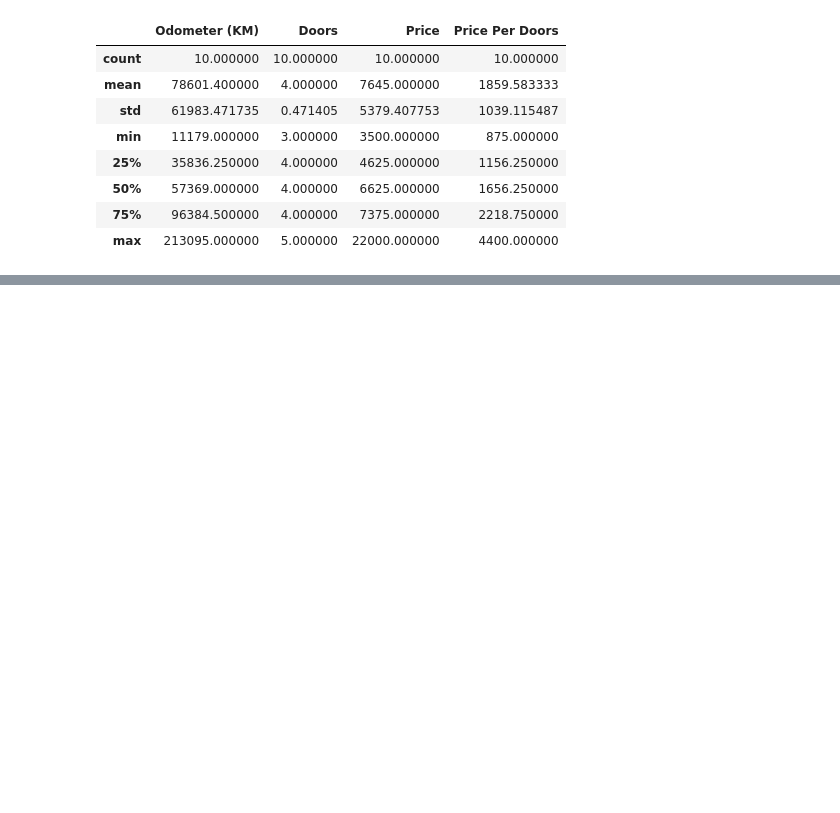
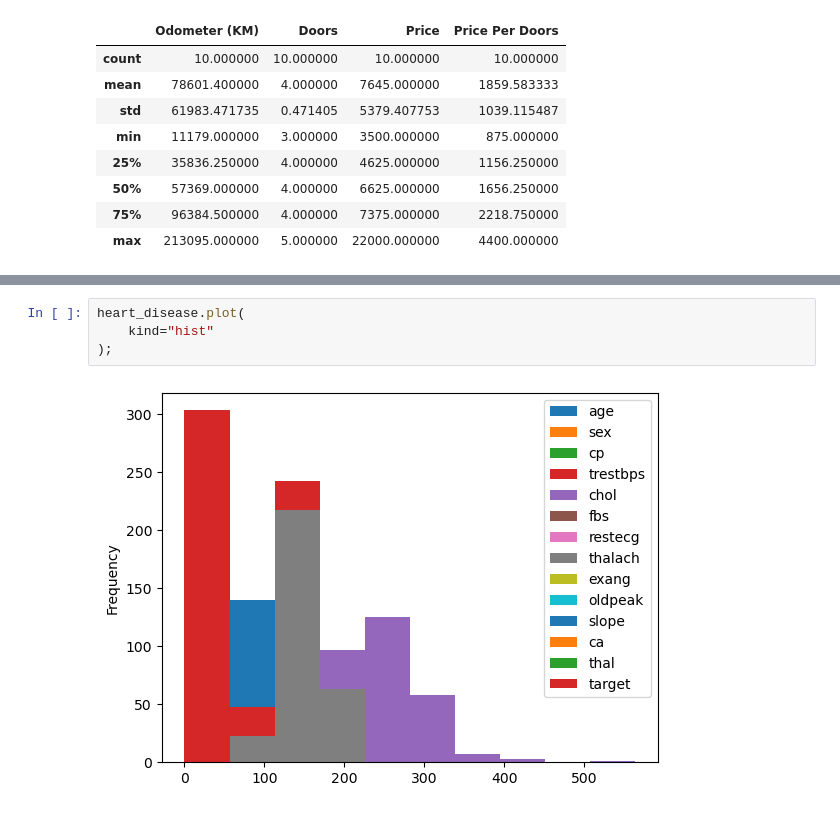
Before and after one commit to LivingstonTardzenyuy/Data-Science-Machine-Learning, a Jupyter notebook: matplotlib/Introduction to Matplotlib.ipynb, the cells around one changed output, grey strips where cells are left out. Saved outputs shown, nothing was run; the diff lists cells and outputs as text; blank space fills up the shorter version.

```diff
--- a/matplotlib/Introduction to Matplotlib.ipynb
+++ b/matplotlib/Introduction to Matplotlib.ipynb
@@ -278,0 +310,6 @@ heart_disease = pd.read_csv()
+# %%
+heart_disease.plot(
+    kind="hist"
+);
+# %% [output]
+[figure, added]
```
Also changed, not shown: parts of 8 cells of this notebook.
